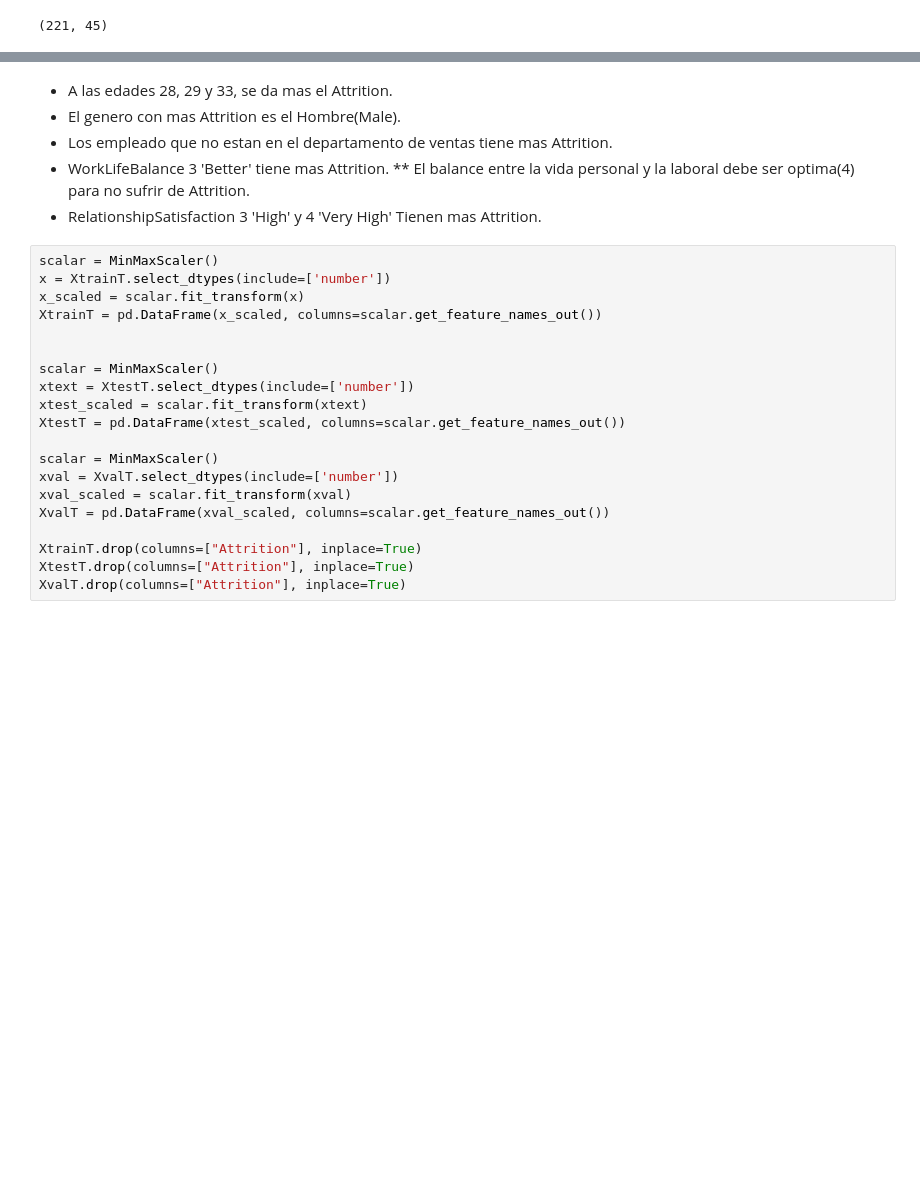
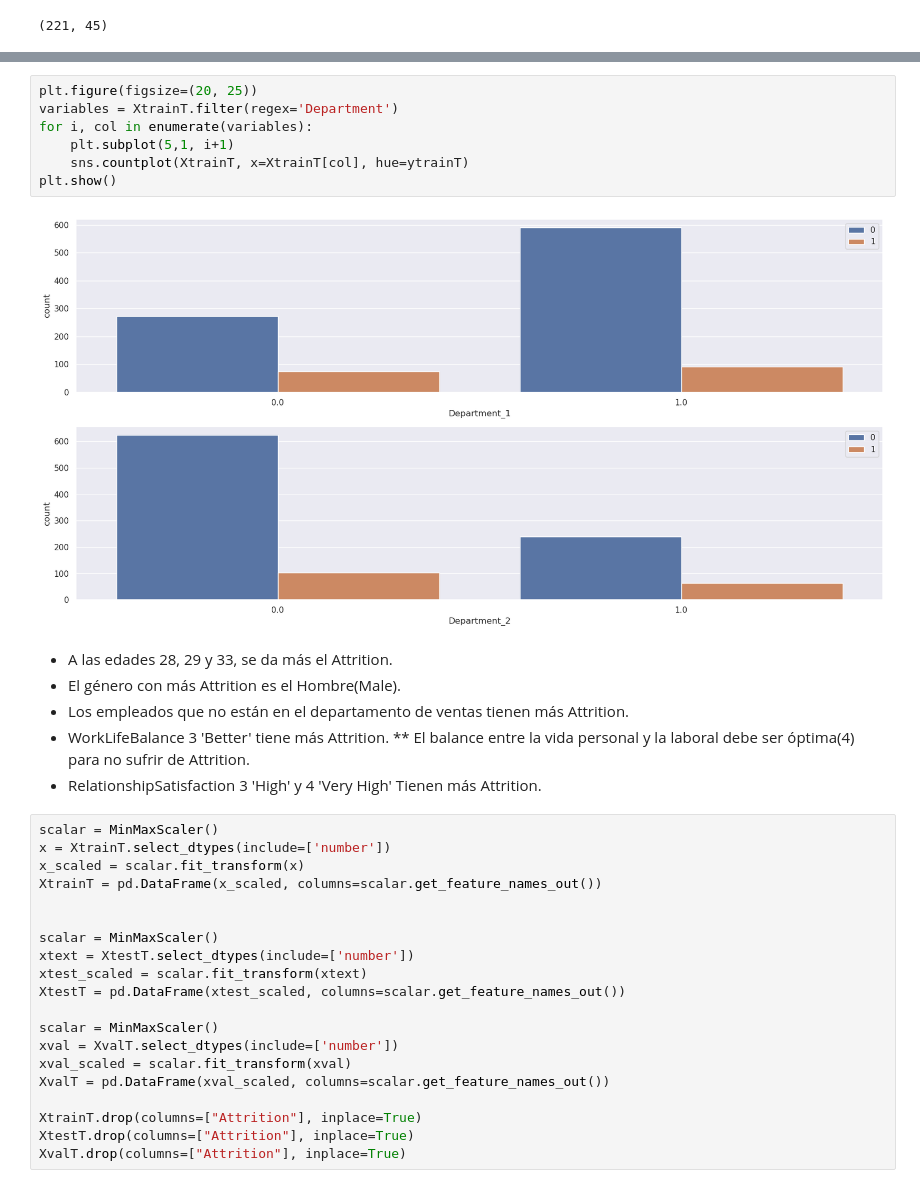
Before and after one commit to fran-dev-front/actividad2_3, a Jupyter notebook: Actividad_Semanas_3_y_4.ipynb, the cells around one changed output, grey strips where cells are left out. Cells and saved outputs as stored; diff of their text form; blank space fills up the shorter version.

```diff
--- a/Actividad_Semanas_3_y_4.ipynb
+++ b/Actividad_Semanas_3_y_4.ipynb
@@ -623,10 +622,19 @@ plt.show()
+# %%
+plt.figure(figsize=(20, 25))
+variables = XtrainT.filter(regex='Department')
+for i, col in enumerate(variables):
+    plt.subplot(5,1, i+1)
+    sns.countplot(XtrainT, x=XtrainT[col], hue=ytrainT)
+plt.show()
+# %% [output]
+[figure, added]
 # %% [markdown]
-* A las edades 28, 29 y 33, se da mas el Attrition.
-* El genero con mas Attrition es el Hombre(Male).
-* Los empleado que no estan en el departamento de ventas tiene mas Attrition.
-* WorkLifeBalance 3 'Better' tiene mas Attrition.
-  ** El balance entre la vida personal y la laboral debe ser optima(4) para no sufrir de Attrition.
-* RelationshipSatisfaction 3 'High' y 4 'Very High' Tienen mas Attrition.
+* A las edades 28, 29 y 33, se da más el Attrition.
+* El género con más Attrition es el Hombre(Male).
+* Los empleados que no están en el departamento de ventas tienen más Attrition.
+* WorkLifeBalance 3 'Better' tiene más Attrition.
+  ** El balance entre la vida personal y la laboral debe ser óptima(4) para no sufrir de Attrition.
+* RelationshipSatisfaction 3 'High' y 4 'Very High' Tienen más Attrition.
 # %%
 scalar = MinMaxScaler()
 x = XtrainT.select_dtypes(include=['number'])
```
Also changed, not shown: parts of 10 cells of this notebook.
